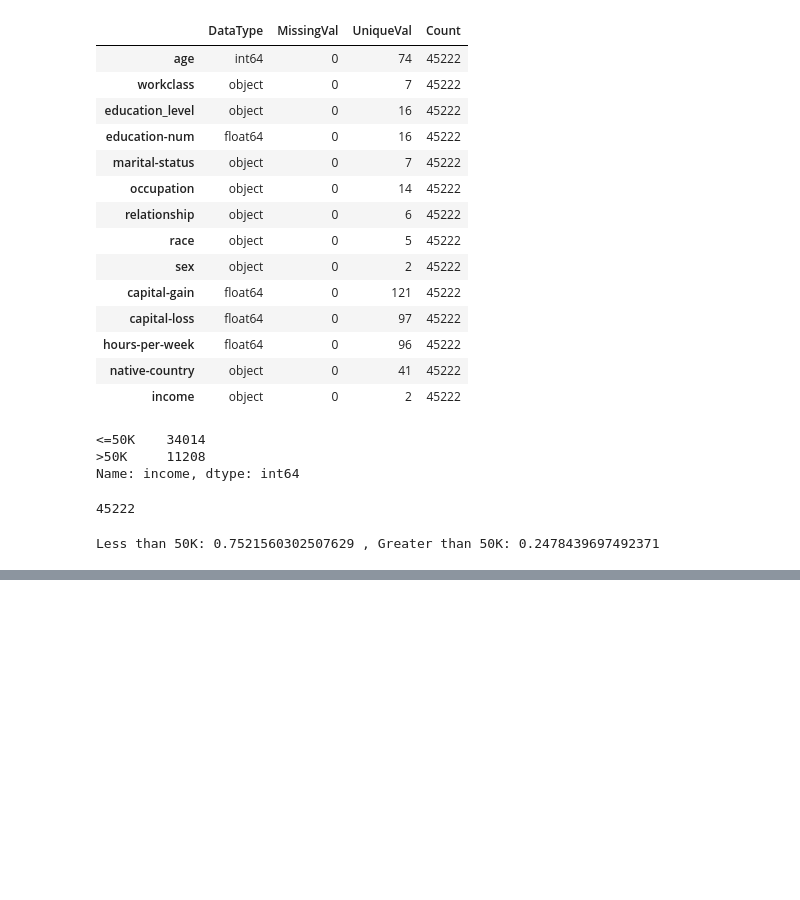
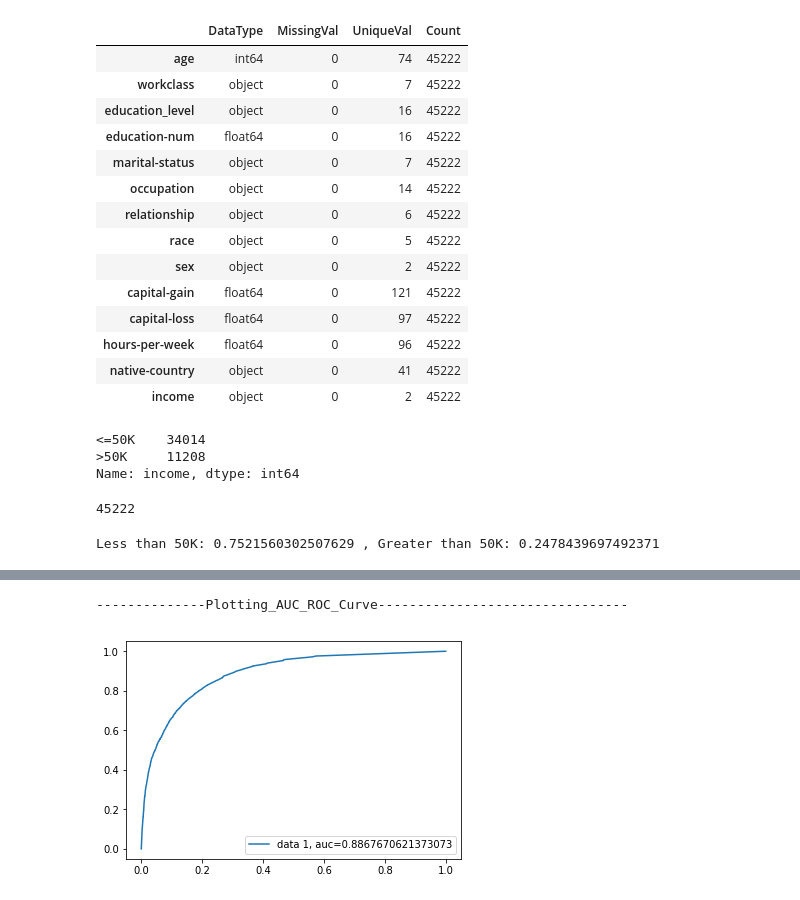
Before and after one commit to 7saheelahmed/Census-Donors-Prediction, a Jupyter notebook: Census Donors Prediction.ipynb, the cells around one changed output, grey strips where cells are left out. Saved outputs shown, nothing was run; the diff lists cells and outputs as text; code cells hidden in the pictures; blank space fills up the shorter version.

```diff
--- a/Census Donors Prediction.ipynb
+++ b/Census Donors Prediction.ipynb
@@ -83,0 +137,3 @@ Less than 50K: 0.7521560302507629 , Greater than 50K: 0.2478439697492371
+# %%
+labels = df['income']
+features = df.drop('income', axis = 1)
@@ -83,0 +235,11 @@ Less than 50K: 0.7521560302507629 , Greater than 50K: 0.2478439697492371
+# %%
+print("\n--------------Plotting_AUC_ROC_Curve--------------------------------")
+y_pred_proba = clf.predict_proba(X_test)[::,1]
+fpr, tpr, _ = roc_curve(y_test,  y_pred_proba)
+auc = roc_auc_score(y_test, y_pred_proba)
+plt.plot(fpr,tpr,label="data 1, auc="+str(auc))
+plt.legend(loc=4)
+plt.show()
+# %% [output]
+--------------Plotting_AUC_ROC_Curve--------------------------------
+[figure, added]
```
Also changed, not shown: parts of 22 cells of this notebook.
